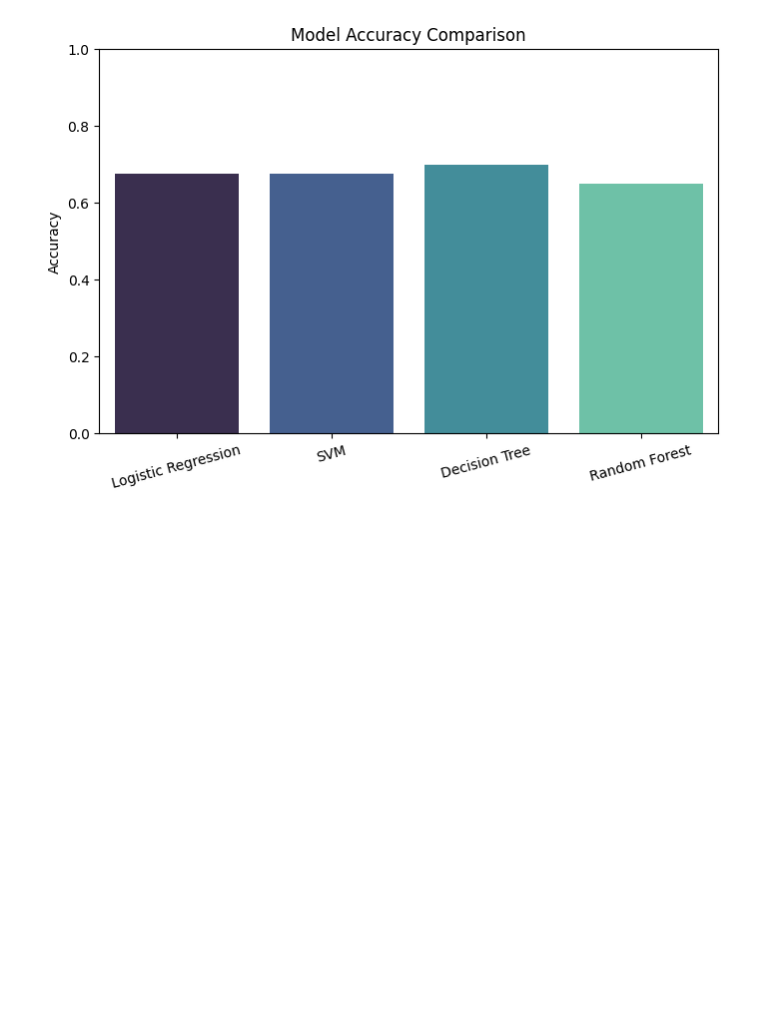
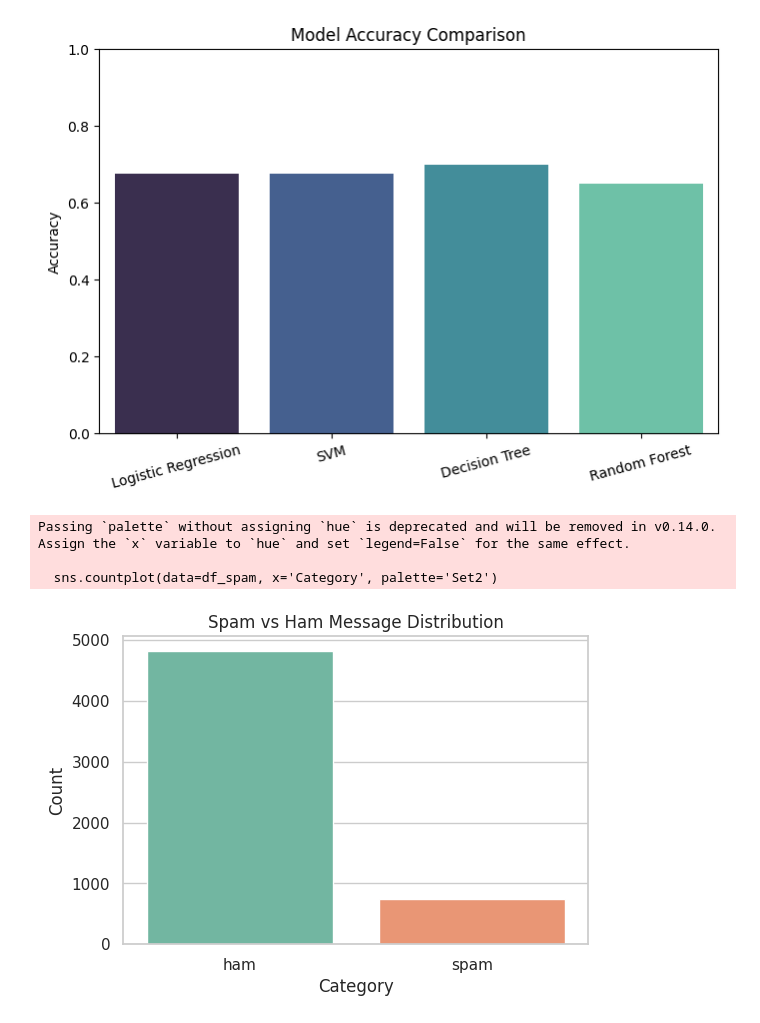
Before and after one commit to omnanda04/Om_MetaSciforTechnology, a Jupyter notebook: MachineLearning.ipynb, the cells around one changed output. Saved outputs shown, nothing was run; the diff lists cells and outputs as text; code cells hidden in the pictures; blank space fills up the shorter version.

```diff
--- a/MachineLearning.ipynb
+++ b/MachineLearning.ipynb
@@ -120,0 +138,24 @@ Passing `palette` without assigning `hue` is deprecated and will be removed in v
+# %%
+# Load spam dataset
+df_spam = pd.read_csv("/content/spam.csv", encoding='latin-1')
+
+# Keep only necessary columns
+df_spam = df_spam[['Category', 'Message']]
+
+# Encode target labels: ham = 0, spam = 1
+label_encoder = LabelEncoder()
+df_spam['Label'] = label_encoder.fit_transform(df_spam['Category'])
+# %%
+# Visualize class distribution
+sns.set(style="whitegrid")
+plt.figure(figsize=(6, 4))
+sns.countplot(data=df_spam, x='Category', palette='Set2')
+plt.title("Spam vs Ham Message Distribution")
+plt.xlabel("Category")
+plt.ylabel("Count")
+plt.show()
+# %% [output]
+Passing `palette` without assigning `hue` is deprecated and will be removed in v0.14.0. Assign the `x` variable to `hue` and set `legend=False` for the same effect.
+
+  sns.countplot(data=df_spam, x='Category', palette='Set2')
+[figure, added]
```
Also changed, not shown: parts of 4 cells of this notebook.
